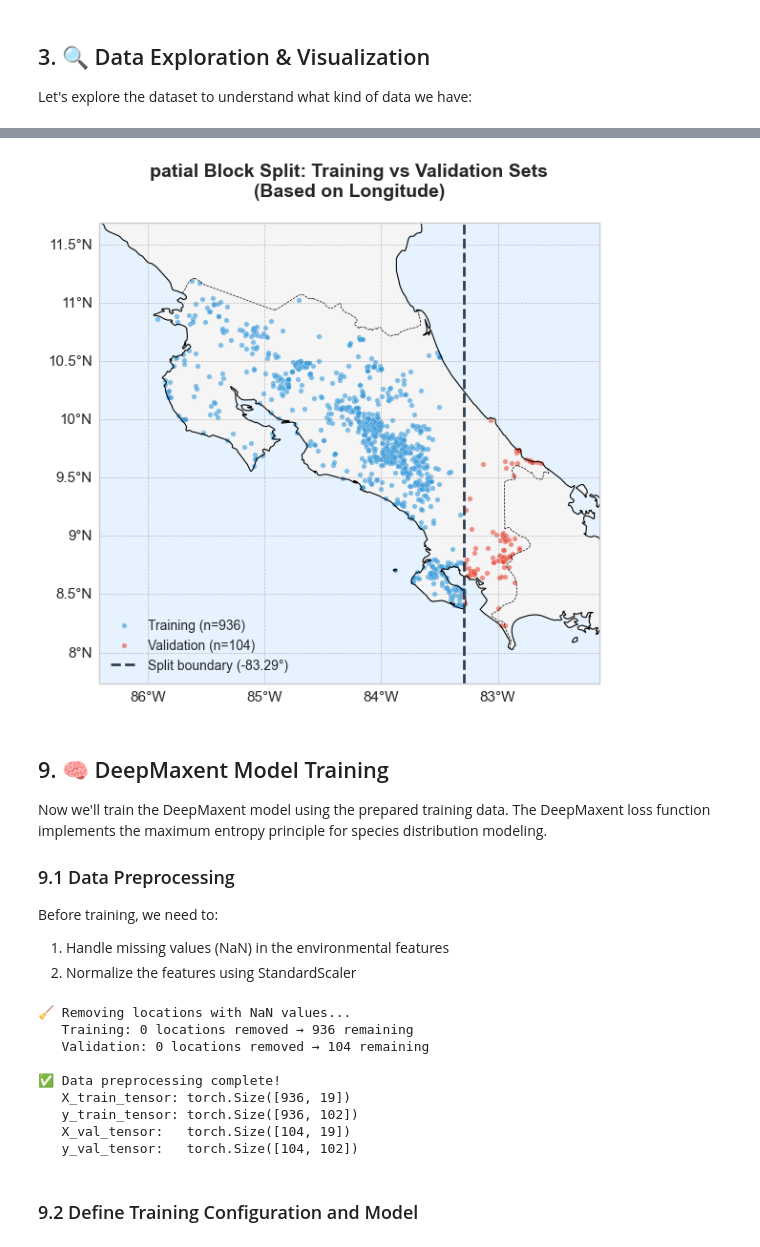
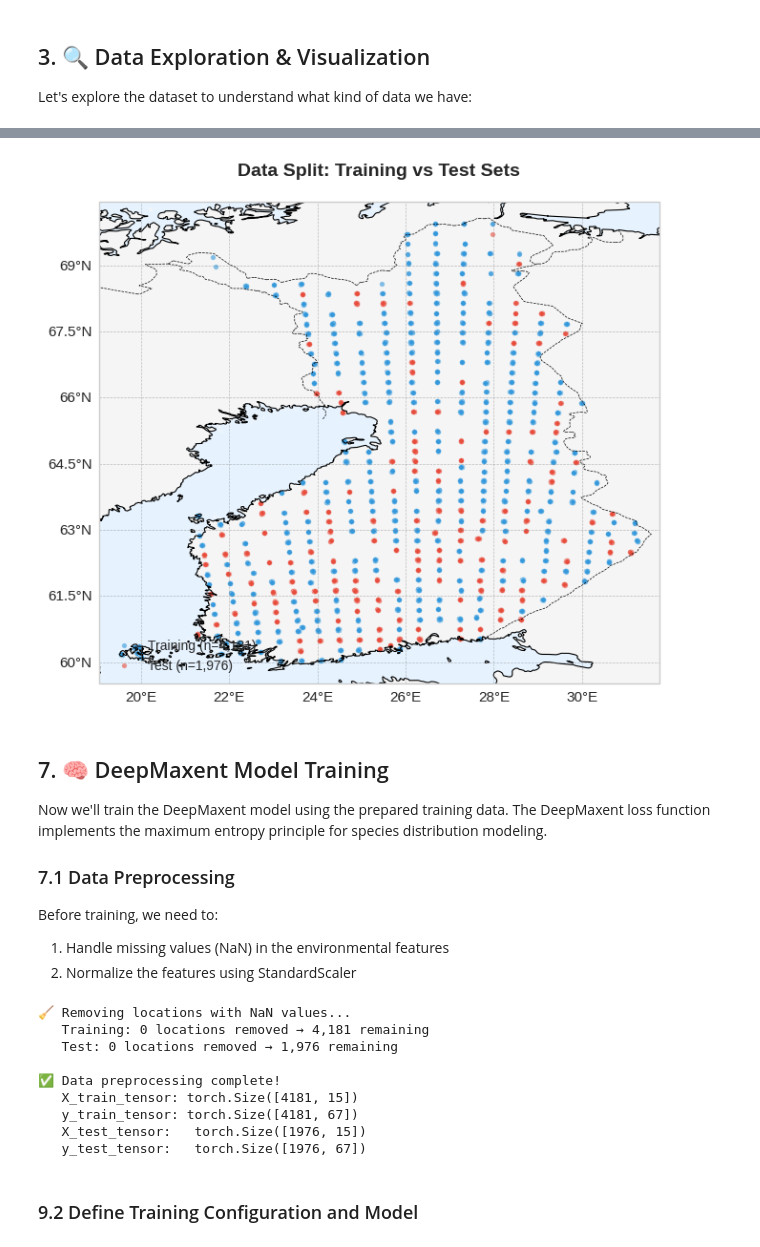
Before and after one commit to cmunozr/2026_I_AI_GU, a Jupyter notebook: Project/deepmaxent.ipynb, the cells around one changed output, grey strips where cells are left out. Saved outputs shown, nothing was run; the diff lists cells and outputs as text; code cells hidden in the pictures.

```diff
--- a/Project/deepmaxent.ipynb
+++ b/Project/deepmaxent.ipynb
@@ -683,0 +447,27 @@ print(f"   y (occurrence counts):      {y_tensor.shape}")
+# %%
+# Based on the understanding that df (YData), df_xy (coordinates), and df_X_raw (XData) are already row-aligned
+# and represent the unique locations for modeling.
+
+# Define the number of locations and species directly from the input dataframes
+num_locations = df.shape[0]
+species_list = df.columns.tolist()
+num_species = len(species_list)
+species_to_idx = {species: idx for idx, species in enumerate(species_list)}
+
+print(f"📍 Number of unique locations (from YData rows): {num_locations:,}")
+print(f"🌱 Number of unique species (from YData columns): {num_species:,}")
+
+# Define df_unique for use in spatial splitting and plotting (e.g., richness map)
+df_unique = df_xy[['decimalLongitude', 'decimalLatitude']].copy()
+
+# Create X_tensor from df_X_raw (environmental features)
+print("\n🌡️ Creating X (environmental features) tensor...")
+X_tensor = torch.tensor(df_X_raw[environmental_variables].values, dtype=torch.float32)
+
+# Create y_tensor from df (occurrence counts/presence-absence)
+print("🔢 Creating y (occurrence counts) tensor...")
+y_tensor = torch.tensor(df.values, dtype=torch.float32)
+
+print(f"\n✅ Tensor creation complete!")
+print(f"   X (environmental features): {X_tensor.shape}")
+print(f"   y (occurrence counts):      {y_tensor.shape}")
@@ -947,51 +694,44 @@ extent = [
     df_unique['decimalLongitude'].min() - padding,
     df_unique['decimalLongitude'].max() + padding,
     df_unique['decimalLatitude'].min() - padding,
     df_unique['decimalLatitude'].max() + padding
 ]
 ax.set_extent(extent, crs=ccrs.PlateCarree())
 
 # Add map features
 ax.add_feature(cfeature.LAND, facecolor='#f5f5f5')
 ax.add_feature(cfeature.OCEAN, facecolor='#e6f3ff')
 ax.add_feature(cfeature.COASTLINE, linewidth=0.8)
 ax.add_feature(cfeature.BORDERS, linestyle='--', linewidth=0.5)
 
 # Plot training points (blue)
 ax.scatter(train_coords[:, 0], train_coords[:, 1],
            c='#3498db', s=15, alpha=0.6, label=f'Training (n={len(train_coords):,})',
            transform=ccrs.PlateCarree(), edgecolor='white', linewidth=0.2)
 
-# Plot validation points (red)
-ax.scatter(val_coords[:, 0], val_coords[:, 1],
-           c='#e74c3c', s=15, alpha=0.6, label=f'Validation (n={len(val_coords):,})',
+# Plot test points (red)
+ax.scatter(test_coords[:, 0], test_coords[:, 1],
+           c='#e74c3c', s=15, alpha=0.6, label=f'Test (n={len(test_coords):,})',
            transform=ccrs.PlateCarree(), edgecolor='white', linewidth=0.2)
-
-# Draw the split line using plot instead of axvline (works with cartopy projections)
-lat_min, lat_max = df_unique['decimalLatitude'].min() - padding, df_unique['decimalLatitude'].max() + padding
-ax.plot([lon_threshold, lon_threshold], [lat_min, lat_max],
-        color='#2c3e50', linestyle='--', linewidth=2,
-        transform=ccrs.PlateCarree(), label=f'Split boundary ({lon_threshold:.2f}°)')
 
 # Gridlines
 gl = ax.gridlines(draw_labels=True, linewidth=0.5, color='gray', alpha=0.5, linestyle='--')
 gl.top_labels = False
 gl.right_labels = False
 
-ax.set_title('patial Block Split: Training vs Validation Sets\n(Based on Longitude)',
-             fontsize=14, fontweight='bold', pad=20)
+ax.set_title('Data Split: Training vs Test Sets', fontsize=14, fontweight='bold', pad=20)
 ax.legend(loc='lower left', fontsize=10)
 
 plt.tight_layout()
 plt.show()
 # %% [output]
-[figure, old version]
+[figure, new version]
 # %% [markdown]
-## 9. 🧠 DeepMaxent Model Training
+## 7. 🧠 DeepMaxent Model Training
 
 Now we'll train the DeepMaxent model using the prepared training data. The DeepMaxent loss function implements the maximum entropy principle for species distribution modeling.
 
-### 9.1 Data Preprocessing
+### 7.1 Data Preprocessing
 
 Before training, we need to:
 1. Handle missing values (NaN) in the environmental features
@@ -999,48 +739,48 @@ Before training, we need to:
 # %%
 # Handle NaN values - remove locations with missing environmental data
 train_nan_mask = torch.isnan(X_train).any(dim=1)
-val_nan_mask = torch.isnan(X_val).any(dim=1)
+test_nan_mask = torch.isnan(X_test).any(dim=1)
 
 X_train_clean = X_train[~train_nan_mask]
 y_train_clean = y_train[~train_nan_mask]
-X_val_clean = X_val[~val_nan_mask]
-y_val_clean = y_val[~val_nan_mask]
+X_test_clean = X_test[~test_nan_mask]
+y_test_clean = y_test[~test_nan_mask]
 
 print("🧹 Removing locations with NaN values...")
 print(f"   Training: {train_nan_mask.sum().item()} locations removed → {X_train_clean.shape[0]:,} remaining")
-print(f"   Validation: {val_nan_mask.sum().item()} locations removed → {X_val_clean.shape[0]:,} remaining")
+print(f"   Test: {test_nan_mask.sum().item()} locations removed → {X_test_clean.shape[0]:,} remaining")
 
 # Normalize features using StandardScaler
 scaler = StandardScaler()
 
 # Fit on training data only
 X_train_np = X_train_clean.numpy()
-X_val_np = X_val_clean.numpy()
+X_test_np = X_test_clean.numpy()
 
 X_train_scaled = scaler.fit_transform(X_train_np)
-X_val_scaled = scaler.transform(X_val_np)
+X_test_scaled = scaler.transform(X_test_np)
 
 # Convert back to tensors
 X_train_tensor = torch.tensor(X_train_scaled, dtype=torch.float32)
 y_train_tensor = y_train_clean
-X_val_tensor = torch.tensor(X_val_scaled, dtype=torch.float32)
-y_val_tensor = y_val_clean
+X_test_tensor = torch.tensor(X_test_scaled, dtype=torch.float32)
+y_test_tensor = y_test_clean
 
 print(f"\n✅ Data preprocessing complete!")
 print(f"   X_train_tensor: {X_train_tensor.shape}")
 print(f"   y_train_tensor: {y_train_tensor.shape}")
-print(f"   X_val_tensor:   {X_val_tensor.shape}")
-print(f"   y_val_tensor:   {y_val_tensor.shape}")
+print(f"   X_test_tensor:   {X_test_tensor.shape}")
+print(f"   y_test_tensor:   {y_test_tensor.shape}")
 # %% [output]
 🧹 Removing locations with NaN values...
-   Training: 0 locations removed → 936 remaining
-   Validation: 0 locations removed → 104 remaining
+   Training: 0 locations removed → 4,181 remaining
+   Test: 0 locations removed → 1,976 remaining
 
 ✅ Data preprocessing complete!
-   X_train_tensor: torch.Size([936, 19])
-   y_train_tensor: torch.Size([936, 102])
-   X_val_tensor:   torch.Size([104, 19])
-   y_val_tensor:   torch.Size([104, 102])
+   X_train_tensor: torch.Size([4181, 15])
+   y_train_tensor: torch.Size([4181, 67])
+   X_test_tensor:   torch.Size([1976, 15])
+   y_test_tensor:   torch.Size([1976, 67])
 # %% [markdown]
 ### 9.2 Define Training Configuration and Model
 # %%
```
Also changed, not shown: parts of 57 cells of this notebook.
